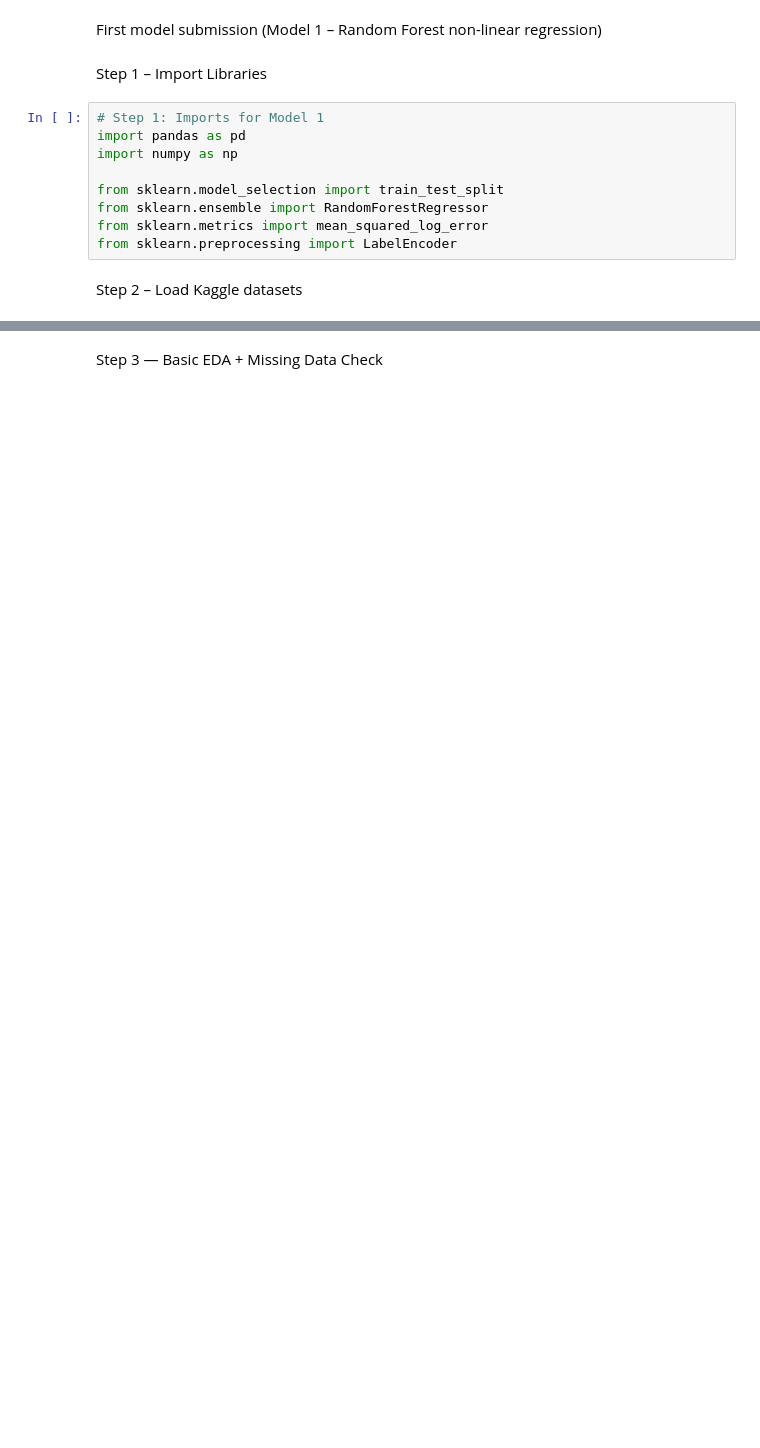
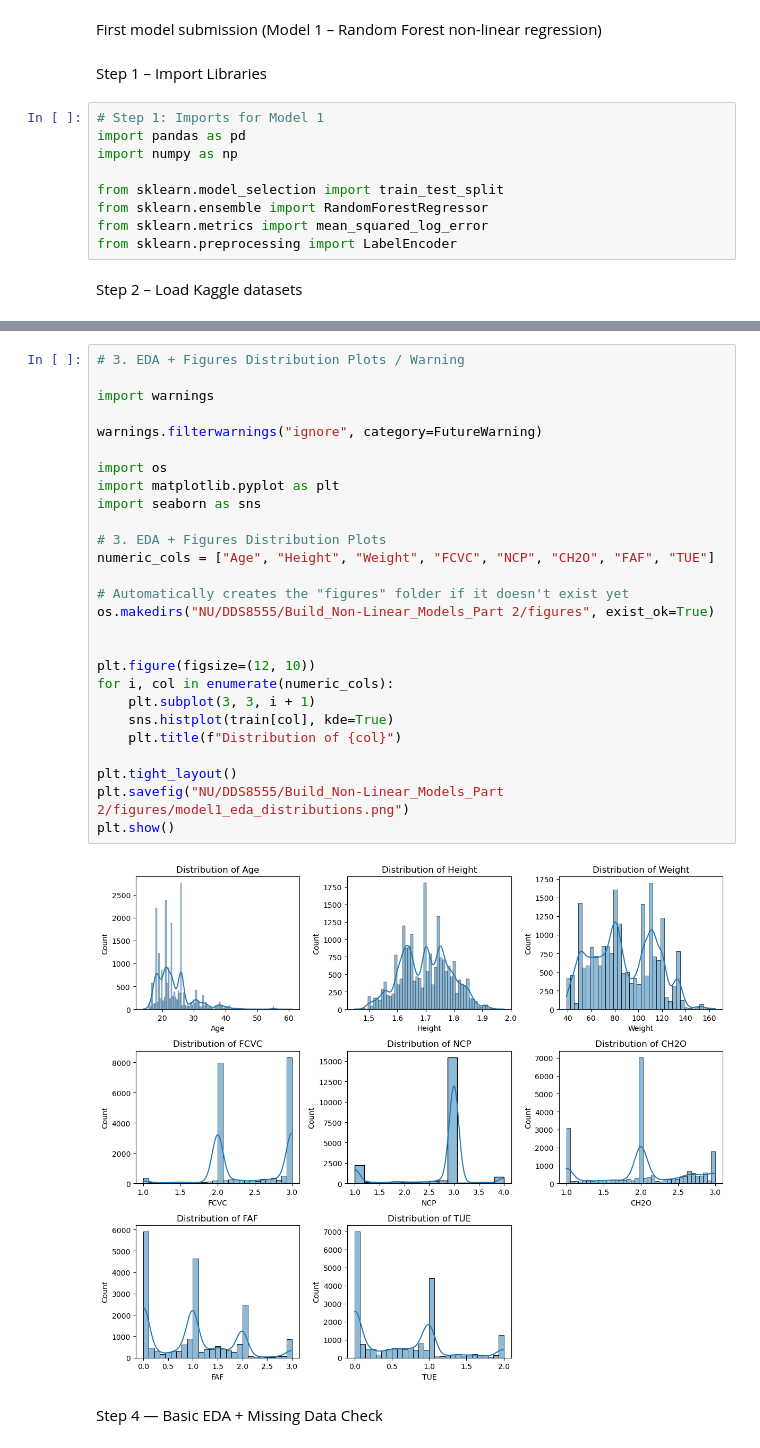
Before and after one commit to sjreynaud/Nonlinear_Regression_Abalone, a Jupyter notebook: model_1/notebooks/First model submission (Model 1 – Random Forest non-linear regression).ipynb, the cells around one changed output, grey strips where cells are left out. Cells and saved outputs as stored; diff of their text form; blank space fills up the shorter version.

```diff
--- a/model_1/notebooks/First model submission (Model 1 – Random Forest non-linear regression).ipynb
+++ b/model_1/notebooks/First model submission (Model 1 – Random Forest non-linear regression).ipynb
@@ -30,3 +30,32 @@ train.head()
+# %%
+# 3. EDA + Figures Distribution Plots / Warning
+
+import warnings
+
+warnings.filterwarnings("ignore", category=FutureWarning)
+
+import os
+import matplotlib.pyplot as plt
+import seaborn as sns
+
+# 3. EDA + Figures Distribution Plots
+numeric_cols = ["Age", "Height", "Weight", "FCVC", "NCP", "CH2O", "FAF", "TUE"]
+
+# Automatically creates the "figures" folder if it doesn't exist yet
+os.makedirs("NU/DDS8555/Build_Non-Linear_Models_Part 2/figures", exist_ok=True)
+
+
+plt.figure(figsize=(12, 10))
+for i, col in enumerate(numeric_cols):
+    plt.subplot(3, 3, i + 1)
+    sns.histplot(train[col], kde=True)
+    plt.title(f"Distribution of {col}")
+
+plt.tight_layout()
+plt.savefig("NU/DDS8555/Build_Non-Linear_Models_Part 2/figures/model1_eda_distributions.png")
+plt.show()
+# %% [output]
+[figure, added]
 # %% [markdown]
-Step 3 — Basic EDA + Missing Data Check
+Step 4 — Basic EDA + Missing Data Check
 # %%
```
Also changed, not shown: parts of 15 cells of this notebook.
